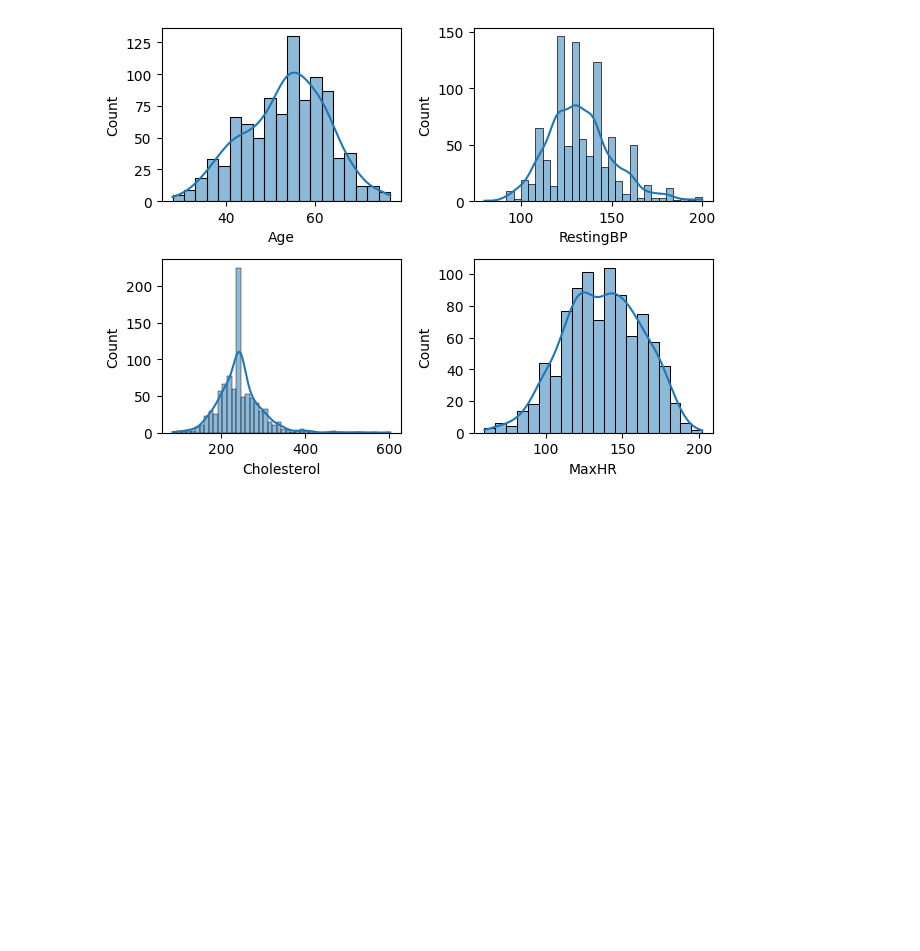
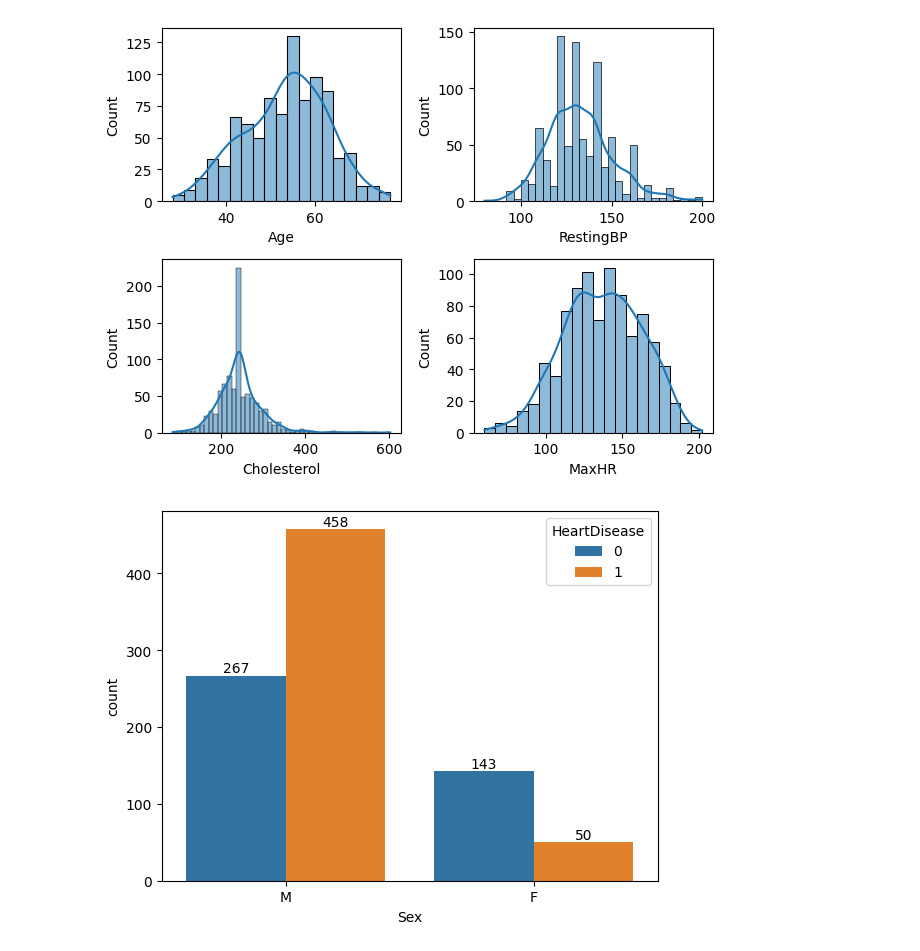
Before and after one commit to AarushiSavla/ml-youtube-course, a Jupyter notebook: heart.ipynb, the cells around one changed output. Drawn from its saved outputs; the diff is of its cells as text; code cells hidden in the pictures; blank space fills up the shorter version.

```diff
--- a/heart.ipynb
+++ b/heart.ipynb
@@ -222,3 +222,11 @@ plotting('MaxHR',4)
 plt.tight_layout()
 # %% [output]
 [figure]
+# %%
+# CREATE A COUNT PLOT FOR GENDERS
+ax= sns.countplot(x= df['Sex'],hue = df['HeartDisease'])
+for container in ax.containers:
+     ax.bar_label(container)
+plt.show()
+# %% [output]
+[figure, added]
```
Also changed, not shown: parts of 17 cells of this notebook.
